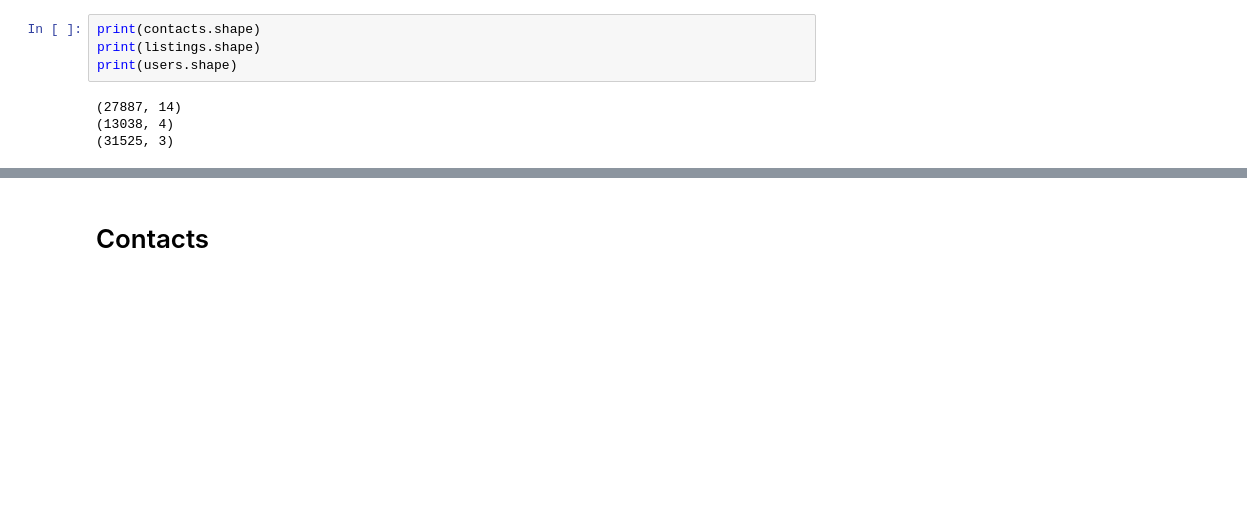
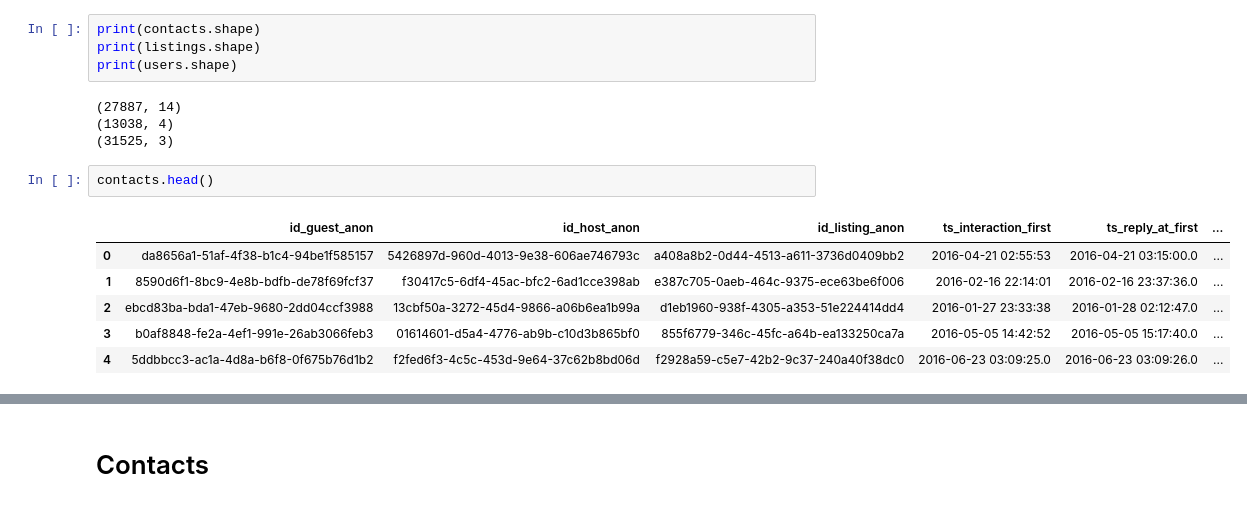
Before and after one commit to NikhilSawal/data_science_case_studies, a Jupyter notebook: airbnb/solution/solution.ipynb, the cells around one changed output, grey strips where cells are left out. Cells and saved outputs as stored; diff of their text form; blank space fills up the shorter version.

```diff
--- a/airbnb/solution/solution.ipynb
+++ b/airbnb/solution/solution.ipynb
@@ -24,3 +24,12 @@ print(users.shape)
 (27887, 14)
 (13038, 4)
 (31525, 3)
+# %%
+contacts.head()
+# %% [output]
+|  | id_guest_anon | id_host_anon | id_listing_anon | ts_interaction_first | ts_reply_at_first | ... |
+| 0 | da8656a1-51af-4f38-b1c4-94be1f585157 | 5426897d-960d-4013-9e38-606ae746793c | a408a8b2-0d44-4513-a611-3736d0409bb2 | 2016-04-21 02:55:53 | 2016-04-21 03:15:00.0 | ... |
+| 1 | 8590d6f1-8bc9-4e8b-bdfb-de78f69fcf37 | f30417c5-6df4-45ac-bfc2-6ad1cce398ab | e387c705-0aeb-464c-9375-ece63be6f006 | 2016-02-16 22:14:01 | 2016-02-16 23:37:36.0 | ... |
+| 2 | ebcd83ba-bda1-47eb-9680-2dd04ccf3988 | 13cbf50a-3272-45d4-9866-a06b6ea1b99a | d1eb1960-938f-4305-a353-51e224414dd4 | 2016-01-27 23:33:38 | 2016-01-28 02:12:47.0 | ... |
+| 3 | b0af8848-fe2a-4ef1-991e-26ab3066feb3 | 01614601-d5a4-4776-ab9b-c10d3b865bf0 | 855f6779-346c-45fc-a64b-ea133250ca7a | 2016-05-05 14:42:52 | 2016-05-05 15:17:40.0 | ... |
+| 4 | 5ddbbcc3-ac1a-4d8a-b6f8-0f675b76d1b2 | f2fed6f3-4c5c-453d-9e64-37c62b8bd06d | f2928a59-c5e7-42b2-9c37-240a40f38dc0 | 2016-06-23 03:09:25.0 | 2016-06-23 03:09:26.0 | ... |
```
Also changed, not shown: parts of 12 cells of this notebook, 8 other files.
